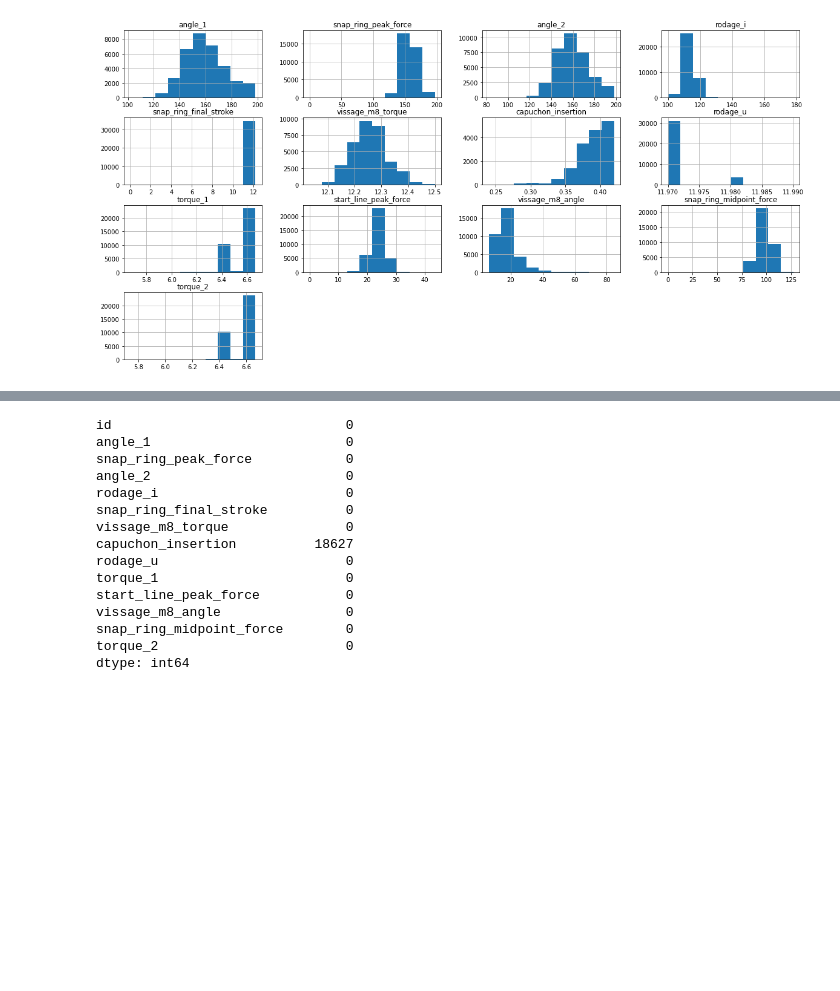
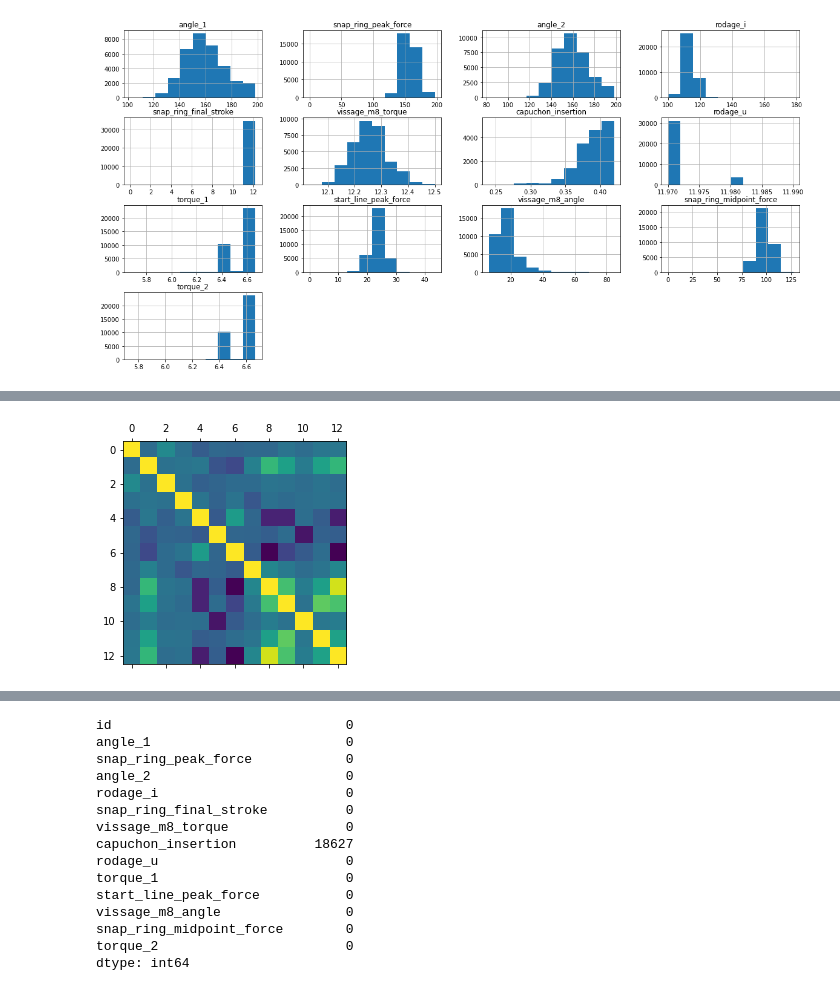
Before and after one commit to FABallemand/DefectPredictionOnProductionLines, a Jupyter notebook: data_analysis/data_analysis.ipynb, the cells around one changed output, grey strips where cells are left out. Drawn from its saved outputs; the diff is of its cells as text; code cells hidden in the pictures; blank space fills up the shorter version.

```diff
--- a/data_analysis/data_analysis.ipynb
+++ b/data_analysis/data_analysis.ipynb
@@ -85,0 +106,5 @@ array([[<AxesSubplot:title={'center':'angle_1'}>,
+# %%
+plt.matshow(train_input.corr())
+plt.show()
+# %% [output]
+[figure, added]
```
Also changed, not shown: parts of 9 cells of this notebook, 3 other files.
